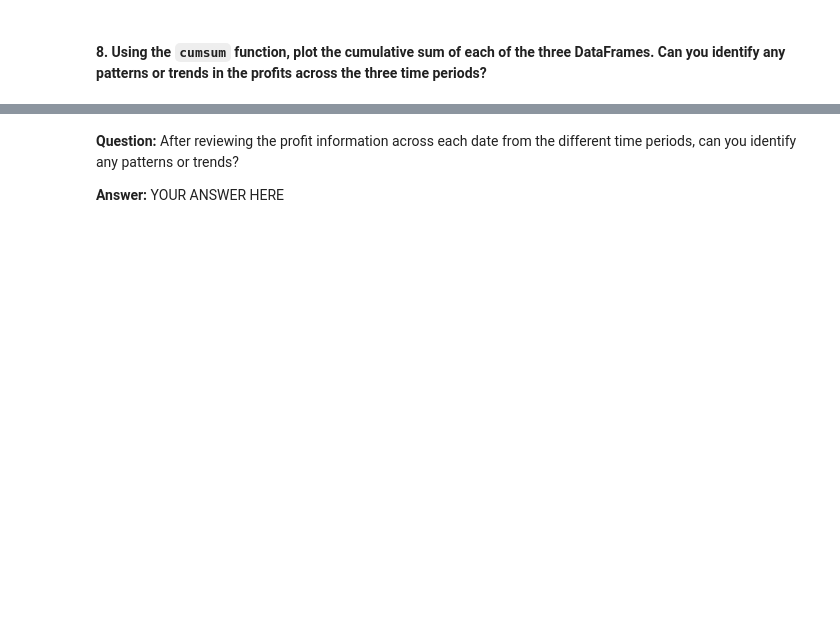
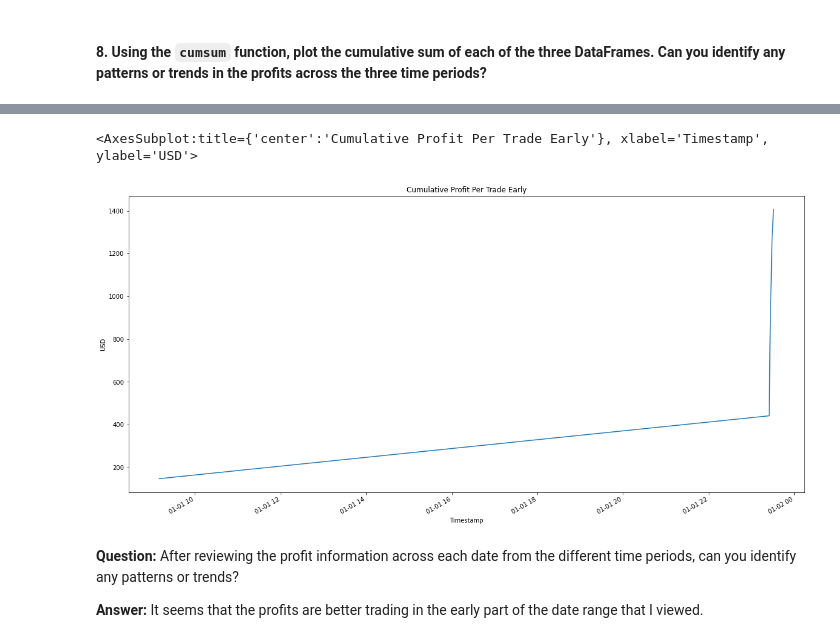
Before and after one commit to kheller18/crypto-arbitrage-opportunities, a Jupyter notebook: crypto_arbitrage.ipynb, the cells around one changed output, grey strips where cells are left out. Cells and saved outputs as stored; diff of their text form; code cells hidden in the pictures; blank space fills up the shorter version.

```diff
--- a/crypto_arbitrage.ipynb
+++ b/crypto_arbitrage.ipynb
@@ -505,4 +602,7 @@ profit_per_trade_early = # YOUR CODE HERE
 #### 8. Using the `cumsum` function, plot the cumulative sum of each of the three DataFrames. Can you identify any patterns or trends in the profits across the three time periods?
 # %%
 # Use the cumsum function to calculate the cumulative profits over time for the early profit per trade DataFrame
-cumulative_profit_early = # YOUR CODE HERE
+cumulative_profit_early = profit_per_trade_early.cumsum()
+cumulative_profit_middle = profit_per_trade_middle.cumsum()
+cumulative_profit_late = profit_per_trade_late.cumsum()
+cumulative_profit_early
@@ -509,7 +619,10 @@ cumulative_profit_early = # YOUR CODE HERE
 # %%
 # Plot the cumulative sum of profits for the early profit per trade DataFrame
-# YOUR CODE HERE
+cumulative_profit_early.plot(figsize=(20,10), ylabel="USD", title="Cumulative Profit Per Trade Early")
+# %% [output]
+<AxesSubplot:title={'center':'Cumulative Profit Per Trade Early'}, xlabel='Timestamp', ylabel='USD'>
+[figure, added]
 # %% [markdown]
 **Question:** After reviewing the profit information across each date from the different time periods, can you identify any patterns or trends?
 
-**Answer:** YOUR ANSWER HERE
+**Answer:** It seems that the profits are better trading in the early part of the date range that I viewed.
```
Also changed, not shown: parts of 9 cells of this notebook, 1 other file.
